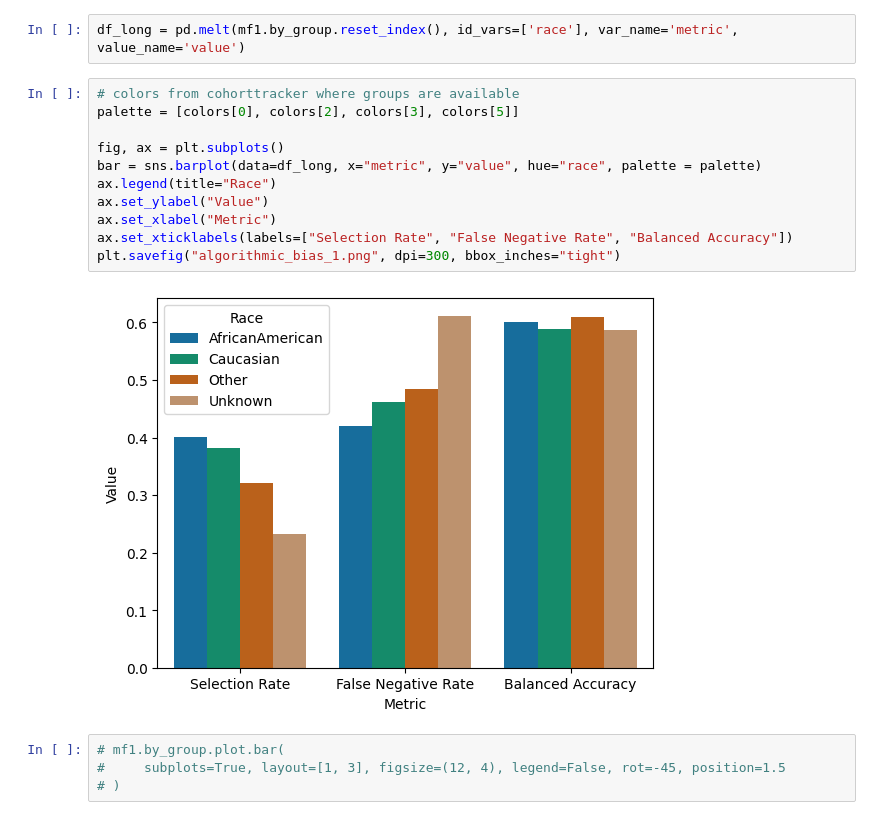
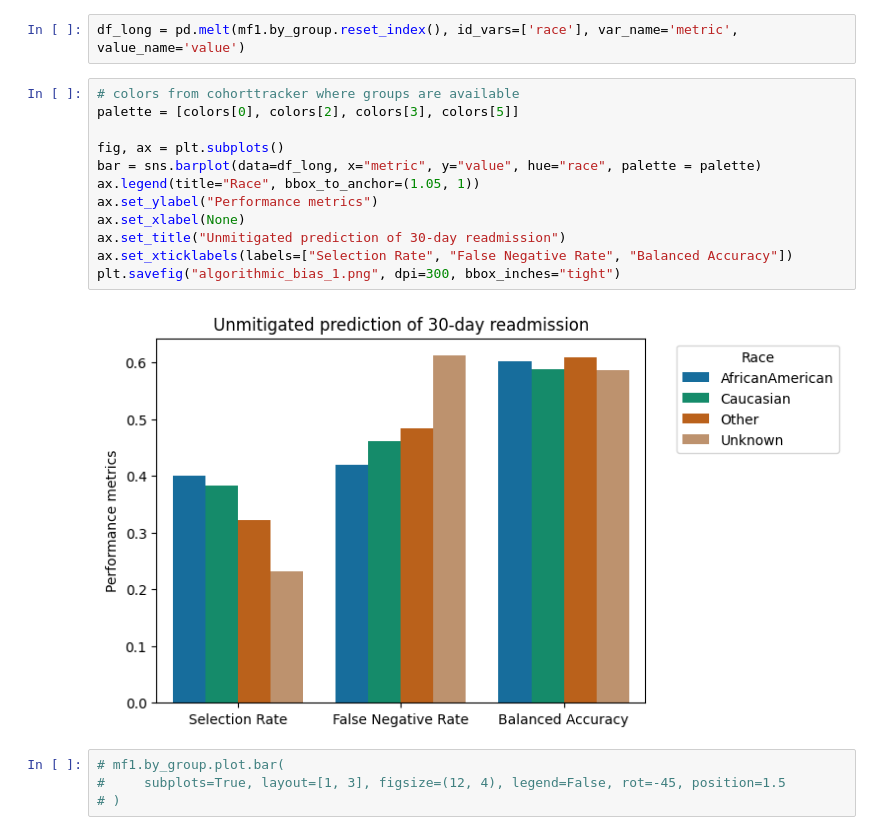
Before and after one commit to theislab/ehrapy-reproducibility, a Jupyter notebook: Supplementary_Figure_X/notebooks/algorithmic_bias.ipynb, the cells around one changed output. Cells and saved outputs as stored; diff of their text form.

```diff
--- a/Supplementary_Figure_X/notebooks/algorithmic_bias.ipynb
+++ b/Supplementary_Figure_X/notebooks/algorithmic_bias.ipynb
@@ -155,16 +154,17 @@ df_long = pd.melt(mf1.by_group.reset_index(), id_vars=['race'], var_name='metric
 # %%
 # colors from cohorttracker where groups are available
 palette = [colors[0], colors[2], colors[3], colors[5]]
 
 fig, ax = plt.subplots()
 bar = sns.barplot(data=df_long, x="metric", y="value", hue="race", palette = palette)
-ax.legend(title="Race")
-ax.set_ylabel("Value")
-ax.set_xlabel("Metric")
+ax.legend(title="Race", bbox_to_anchor=(1.05, 1))
+ax.set_ylabel("Performance metrics")
+ax.set_xlabel(None)
+ax.set_title("Unmitigated prediction of 30-day readmission")
 ax.set_xticklabels(labels=["Selection Rate", "False Negative Rate", "Balanced Accuracy"])
 plt.savefig("algorithmic_bias_1.png", dpi=300, bbox_inches="tight")
 # %% [output]
-[figure, old version]
+[figure, new version]
 # %%
 # mf1.by_group.plot.bar(
 #     subplots=True, layout=[1, 3], figsize=(12, 4), legend=False, rot=-45, position=1.5
```
Also changed, not shown: parts of 5 cells of this notebook, 4 other files.
